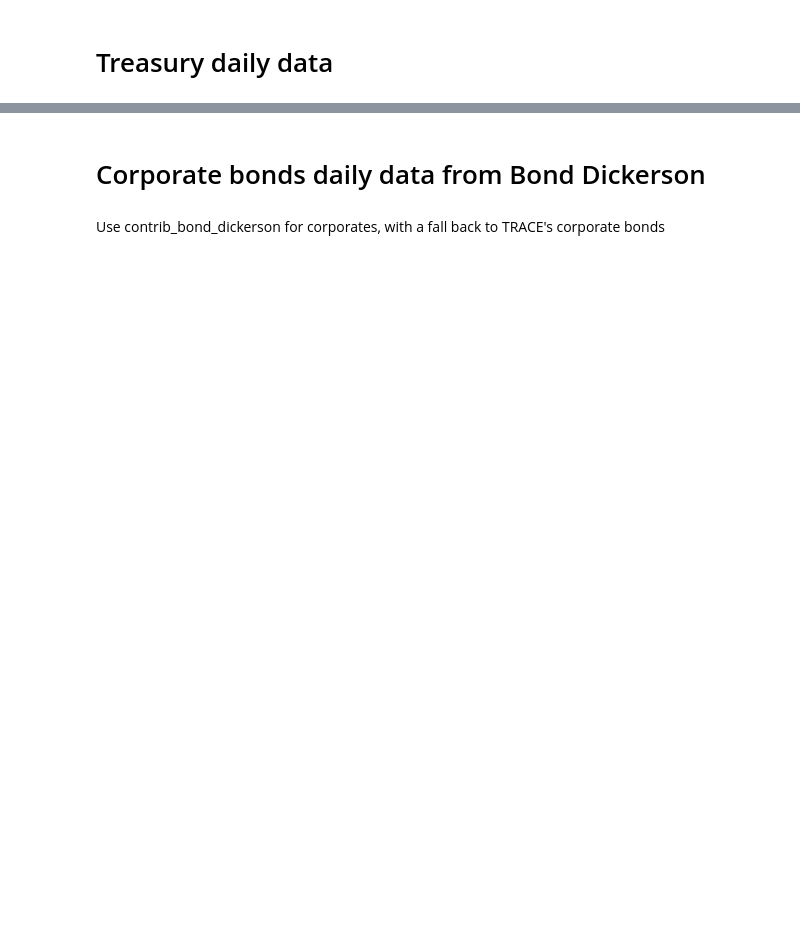
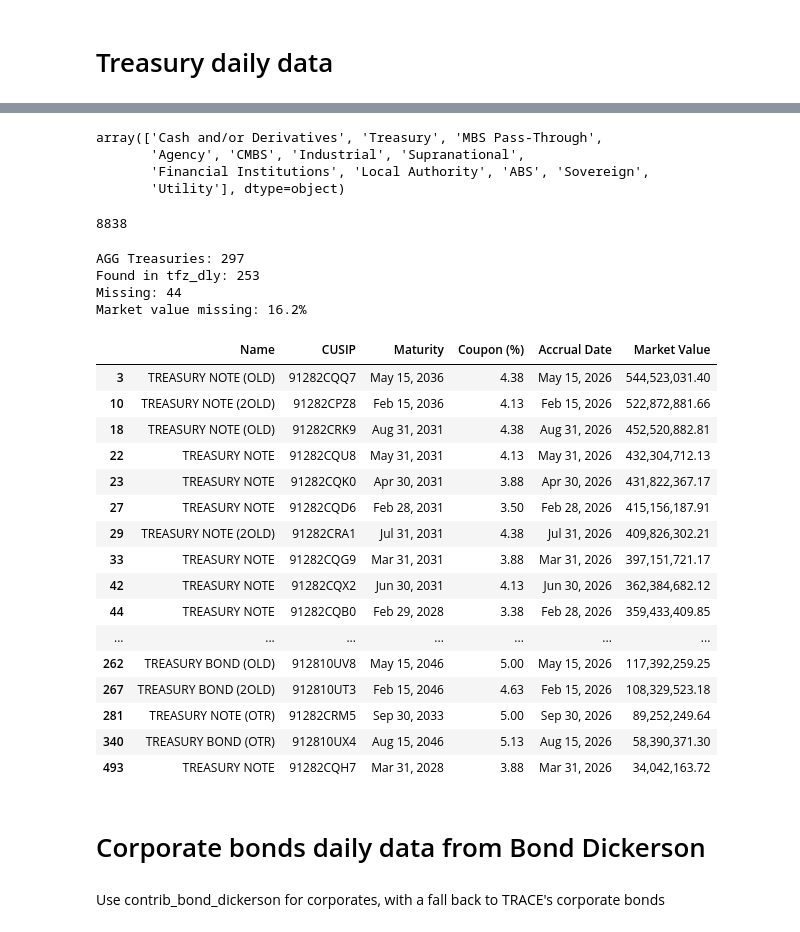
Before and after one commit to s-ychen/Capstone, a Jupyter notebook: workbook/data_calls.ipynb, the cells around one changed output, grey strips where cells are left out. Drawn from its saved outputs; the diff is of its cells as text; code cells hidden in the pictures; blank space fills up the shorter version.

```diff
--- a/workbook/data_calls.ipynb
+++ b/workbook/data_calls.ipynb
@@ -96,7 +101,7 @@ tfz_daily_query = f"""
     where d.caldt >= '{start_date}'
 """
 
-tfz_daily = db.raw_sql(tfz_daily_query, date_cols=['caldt', 'tdatdt', 'tmatdt'])
+tfz_daily = db.raw_sql(tfz_daily_query, date_cols=['date', 'dated_date', 'maturity_date'])
 tfz_daily.security_type = tfz_daily.security_type.astype('int')
 # %%
 tfz_daily.head()
@@ -107,6 +112,54 @@ tfz_daily.head()
 | 2 | 912810EE | 2020-01-06 | 1 | 8.5 | 1990-02-15 | 2020-02-15 | 100.65625 | 100.679688 | ... |
 | 3 | 912810EE | 2020-01-07 | 1 | 8.5 | 1990-02-15 | 2020-02-15 | 100.648438 | 100.671875 | ... |
 | 4 | 912810EE | 2020-01-08 | 1 | 8.5 | 1990-02-15 | 2020-02-15 | 100.625 | 100.648438 | ... |
+# %%
+agg_csv_df.Sector.unique()
+# %% [output]
+array(['Cash and/or Derivatives', 'Treasury', 'MBS Pass-Through',
+       'Agency', 'CMBS', 'Industrial', 'Supranational',
+       'Financial Institutions', 'Local Authority', 'ABS', 'Sovereign',
+       'Utility'], dtype=object)
+# %%
+len(agg_csv_df[agg_csv_df.Sector.isin(['Industrial', 'Financial Institutions', 'Utility'])].CUSIP.unique())
+# %% [output]
+8838
+# %%
+agg_tsy = agg_csv_df[agg_csv_df.Sector == 'Treasury'].copy()
+agg_tsy['cusip8'] = agg_tsy.CUSIP.str.strip().str[:8]
+
+agg_cusips = set(agg_tsy.cusip8)
+tfz_cusips = set(tfz_daily.cusip)
+
+missing = agg_tsy[~agg_tsy.cusip8.isin(tfz_cusips)]
+
+print(f"AGG Treasuries: {len(agg_cusips)}")
+print(f"Found in tfz_dly: {len(agg_cusips & tfz_cusips)}")
+print(f"Missing: {len(missing)}")
+print(f"Market value missing: {missing['Market Value'].str.replace(',', '').astype(float).sum() / agg_tsy['Market Value'].str.replace(',', '').astype(float).sum():.1%}")
+
+missing[['Name', 'CUSIP', 'Maturity', 'Coupon (%)', 'Accrual Date', 'Market Value']]
+# %% [output]
+AGG Treasuries: 297
+Found in tfz_dly: 253
+Missing: 44
+Market value missing: 16.2%
+|  | Name | CUSIP | Maturity | Coupon (%) | Accrual Date | Market Value |
+| 3 | TREASURY NOTE (OLD) | 91282CQQ7 | May 15, 2036 | 4.38 | May 15, 2026 | 544,523,031.40 |
+| 10 | TREASURY NOTE (2OLD) | 91282CPZ8 | Feb 15, 2036 | 4.13 | Feb 15, 2026 | 522,872,881.66 |
+| 18 | TREASURY NOTE (OLD) | 91282CRK9 | Aug 31, 2031 | 4.38 | Aug 31, 2026 | 452,520,882.81 |
+| 22 | TREASURY NOTE | 91282CQU8 | May 31, 2031 | 4.13 | May 31, 2026 | 432,304,712.13 |
+| 23 | TREASURY NOTE | 91282CQK0 | Apr 30, 2031 | 3.88 | Apr 30, 2026 | 431,822,367.17 |
+| 27 | TREASURY NOTE | 91282CQD6 | Feb 28, 2031 | 3.50 | Feb 28, 2026 | 415,156,187.91 |
+| 29 | TREASURY NOTE (2OLD) | 91282CRA1 | Jul 31, 2031 | 4.38 | Jul 31, 2026 | 409,826,302.21 |
+| 33 | TREASURY NOTE | 91282CQG9 | Mar 31, 2031 | 3.88 | Mar 31, 2026 | 397,151,721.17 |
+| 42 | TREASURY NOTE | 91282CQX2 | Jun 30, 2031 | 4.13 | Jun 30, 2026 | 362,384,682.12 |
+| 44 | TREASURY NOTE | 91282CQB0 | Feb 29, 2028 | 3.38 | Feb 28, 2026 | 359,433,409.85 |
+| ... | ... | ... | ... | ... | ... | ... |
+| 262 | TREASURY BOND (OLD) | 912810UV8 | May 15, 2046 | 5.00 | May 15, 2026 | 117,392,259.25 |
+| 267 | TREASURY BOND (2OLD) | 912810UT3 | Feb 15, 2046 | 4.63 | Feb 15, 2026 | 108,329,523.18 |
+| 281 | TREASURY NOTE (OTR) | 91282CRM5 | Sep 30, 2033 | 5.00 | Sep 30, 2026 | 89,252,249.64 |
+| 340 | TREASURY BOND (OTR) | 912810UX4 | Aug 15, 2046 | 5.13 | Aug 15, 2026 | 58,390,371.30 |
+| 493 | TREASURY NOTE | 91282CQH7 | Mar 31, 2028 | 3.88 | Mar 31, 2026 | 34,042,163.72 |
 # %% [markdown]
 # Corporate bonds daily data from Bond Dickerson
 # %% [markdown]
```
Also changed, not shown: parts of 14 cells of this notebook, 21 other files.
